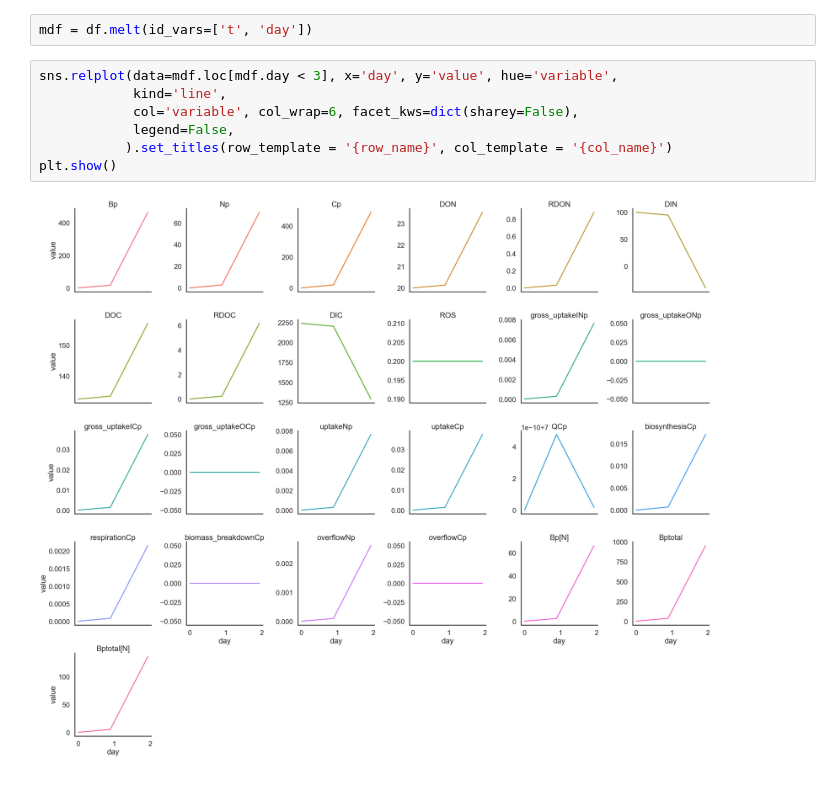
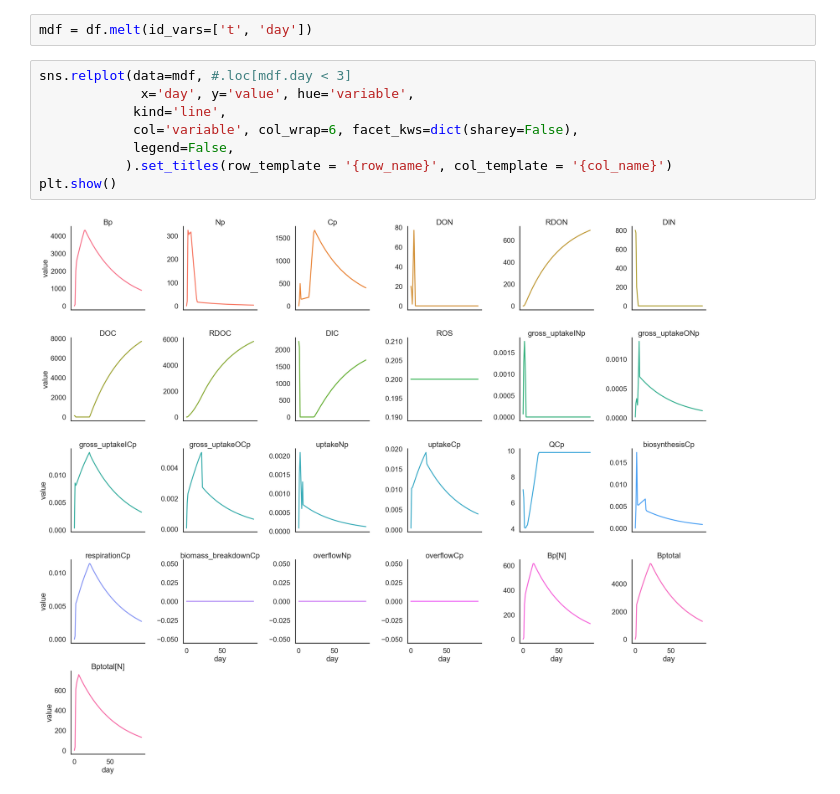
Before and after one commit to wosnat/recycle_model, a Jupyter notebook: STORE_model/model_store_ponly.ipynb, the cells around one changed output. Drawn from its saved outputs; the diff is of its cells as text.

```diff
--- a/STORE_model/model_store_ponly.ipynb
+++ b/STORE_model/model_store_ponly.ipynb
@@ -265,14 +140,15 @@ calc_dydt(0, var_last_poc,par_tuple)
 # %%
 mdf = df.melt(id_vars=['t', 'day'])
 # %%
-sns.relplot(data=mdf.loc[mdf.day < 3], x='day', y='value', hue='variable',
+sns.relplot(data=mdf, #.loc[mdf.day < 3]
+             x='day', y='value', hue='variable',
             kind='line',
             col='variable', col_wrap=6, facet_kws=dict(sharey=False),
             legend=False,
            ).set_titles(row_template = '{row_name}', col_template = '{col_name}')
 plt.show()
 # %% [output]
-[figure, old version]
+[figure, new version]
 # %%
 compute_mse(df,refdf)
 # %% [output]
```
Also changed, not shown: parts of 23 cells of this notebook, 4 other files.
